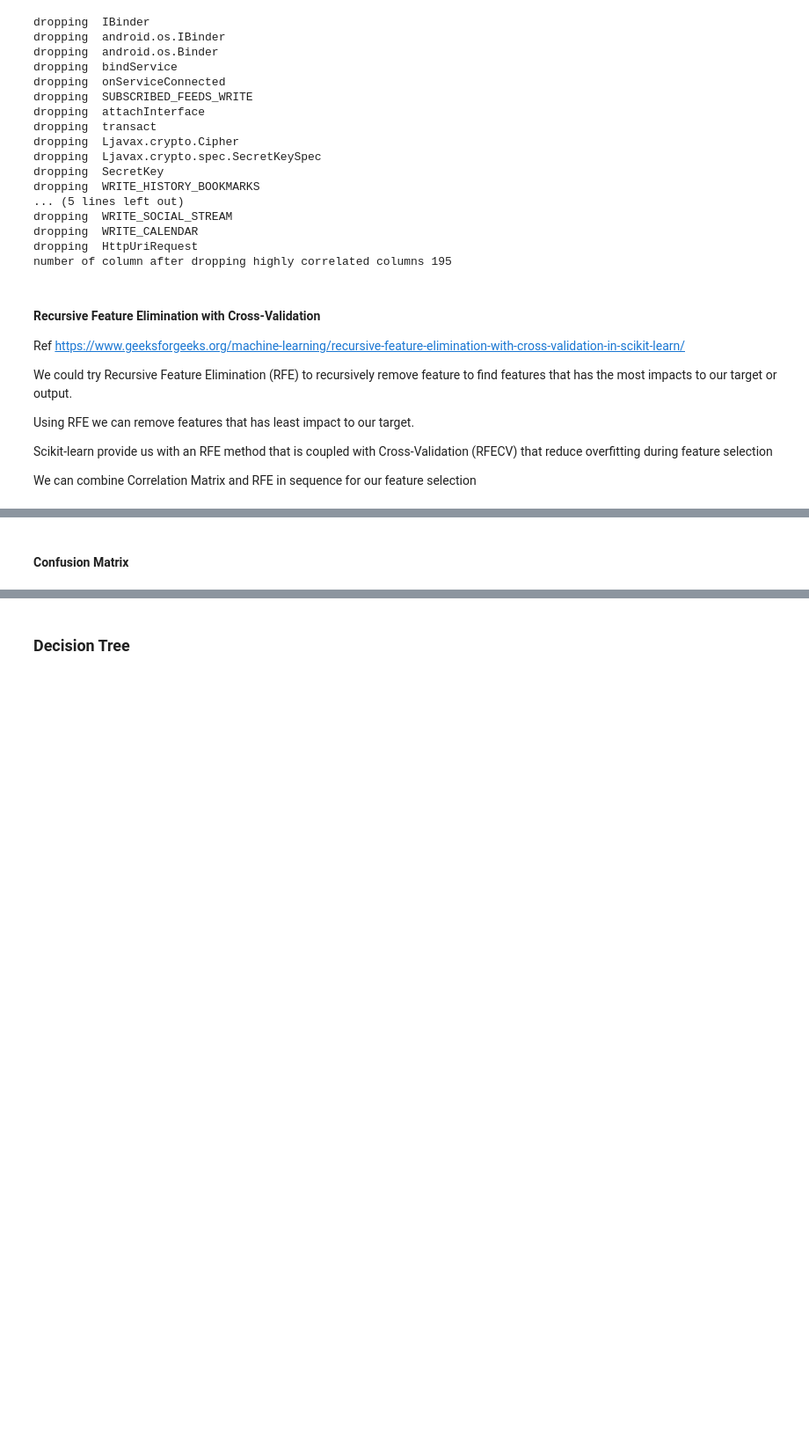
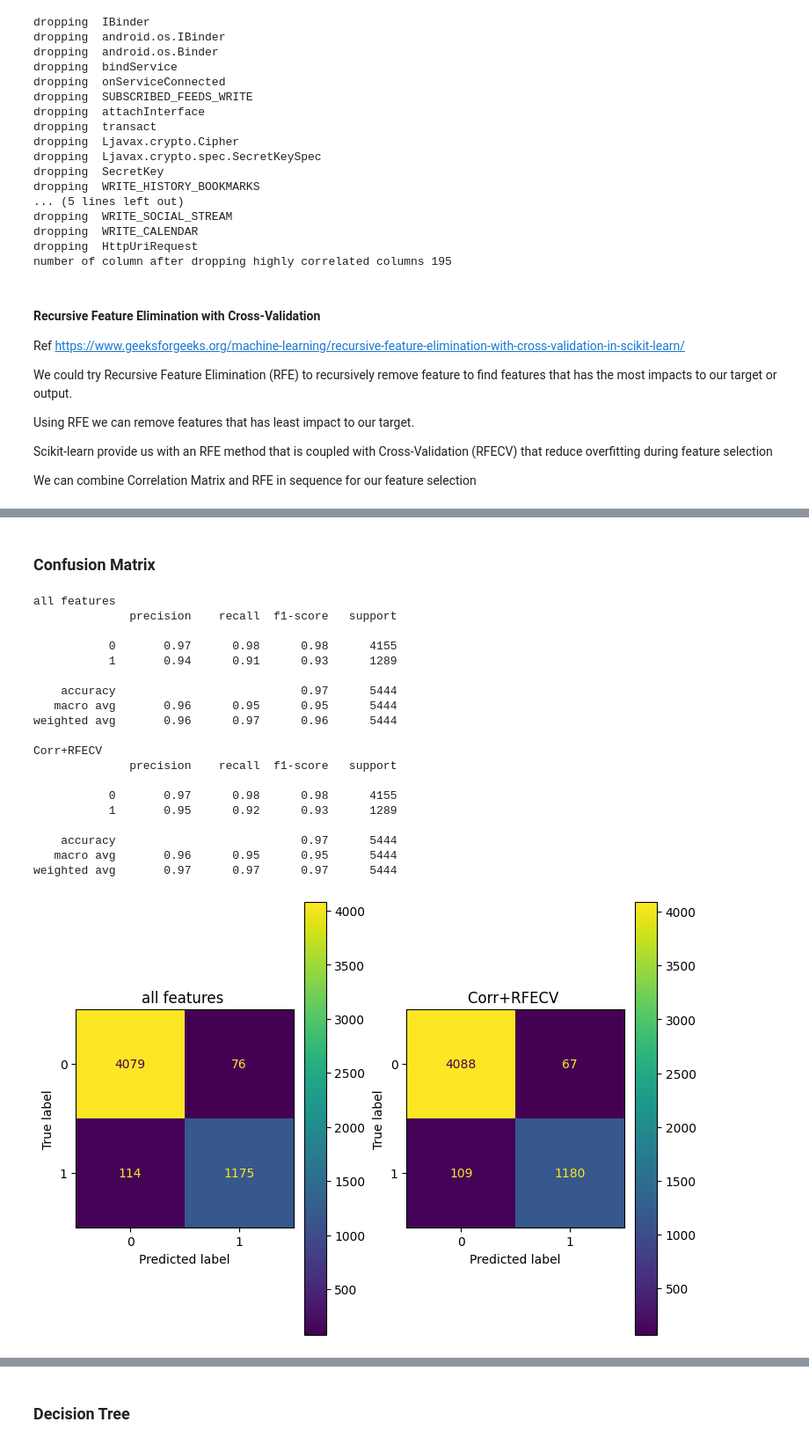
Before and after one commit to raymondsamalo/25S1-C-NYP-ITI111-Applied-Machine-Learning, a Jupyter notebook: AndroidMalwareRaymondSamalo.ipynb, the cells around one changed output, grey strips where cells are left out. Shown at 88% size. Drawn from its saved outputs; the diff is of its cells as text; code cells hidden in the pictures; blank space fills up the shorter version.

Commit message:
rfecv-cor

```diff
--- a/AndroidMalwareRaymondSamalo.ipynb
+++ b/AndroidMalwareRaymondSamalo.ipynb
@@ -492,20 +492,26 @@ We can combine Correlation Matrix and RFE in sequence for our feature selection
 from sklearn.feature_selection import RFECV
 from sklearn.linear_model import LogisticRegression
 
-def selectFeaturesUsingRFECV(train_X,train_y,estimator, cv):
+def selectFeaturesUsingRFECV(train_X,train_y):
     try:
-        selector = RFECV(estimator, cv=cv)
+        selector = RFECV(LogisticRegression(solver='liblinear', random_state=42), cv=5)
         selector.fit_transform(train_X, train_y)
         selected_columns = train_X.columns[selector.get_support()]
         return set(selected_columns)
     except ValueError as e:
         print(e)
         return None
-estimator = LogisticRegression(solver='liblinear', random_state=42)
-selected_columns = selectFeaturesUsingRFECV(train_X=X_train_cfs,train_y=y_train, estimator=estimator,cv=5)
-all_columns = set(X_train_cfs.columns)
-drop_columns = all_columns-selected_columns
-print(f"RFECV number of features {len(selected_columns)}")
-X_train_fs = X_train_cfs.copy()
-X_train_fs.drop(columns=drop_columns, axis=1, inplace=True)
+def  RFECV_X_Train(train_X,train_y):
+    selected_columns = selectFeaturesUsingRFECV(train_X,train_y)
+    all_columns = set(train_X.columns)
+    drop_columns = all_columns-selected_columns
+    train_X_fs = train_X.copy()
+    train_X_fs.drop(columns=drop_columns, axis=1, inplace=True)
+    return train_X_fs
+
+X_train_rfecv_only = RFECV_X_Train(X_train, y_train)
+X_train_fs = RFECV_X_Train(X_train_cfs, y_train)
+
+print(f"RFECV without Correlation Matrix filtering choose {X_train_rfecv_only.shape[1]} features")
+print(f"RFECV after Correlation Matrix filtering choose {X_train_fs.shape[1]} features")
 # %% [output]
@@ -565,22 +582,40 @@ print(X_train_selected.columns)
 # %% [markdown]
-#### Confusion Matrix
+### Confusion Matrix
 # %%
 from sklearn.model_selection import cross_val_predict
 from sklearn.metrics import ConfusionMatrixDisplay
 from sklearn.metrics import classification_report
 
-def display_confusion_matrix(train, pred, title):
+fig = plt.figure(figsize=(10, 5),layout='constrained')
+
+def display_confusion_matrix(ax, the_lr_clf, train_X, train_y, title):
     print(title)
-    disp=ConfusionMatrixDisplay.from_predictions(train, pred,display_labels=lr_clf.classes_)
+    pred = cross_val_predict(the_lr_clf, train_X, train_y, cv=5)
+    disp=ConfusionMatrixDisplay.from_predictions(train_y, pred,display_labels=the_lr_clf.classes_, ax=ax)
     disp.ax_.set_title(title)
-    print(classification_report(train, pred))
+    print(classification_report(train_y, pred))
 
-y_train_pred_rfecv = cross_val_predict(lr_clf_rfecv, X_train_rfecv, y_train, cv=5)
-y_train_pred_sel = cross_val_predict(lr_clf_sel, X_train_selected, y_train, cv=5)
-y_train_pred_max = cross_val_predict(lr_clf_max, X_train_max, y_train, cv=5)
-
-display_confusion_matrix(y_train_pred_max, y_train, "all features ")
-display_confusion_matrix(y_train_pred_sel, y_train, f"variance threshold {no_of_features} features")
-display_confusion_matrix(y_train_pred_rfecv, y_train, "rfecv features")
-plt.show()
+display_confusion_matrix(fig.add_subplot(1,3,1), lr_clf_original, X_train, y_train, "all features ")
+display_confusion_matrix(fig.add_subplot(1,3,2), lr_clf_fs, X_train_fs, y_train, "Corr+RFECV ")
+# %% [output]
+all features
+              precision    recall  f1-score   support
+
+           0       0.97      0.98      0.98      4155
+           1       0.94      0.91      0.93      1289
+
+    accuracy                           0.97      5444
+   macro avg       0.96      0.95      0.95      5444
+weighted avg       0.96      0.97      0.96      5444
+
+Corr+RFECV
+              precision    recall  f1-score   support
+
+           0       0.97      0.98      0.98      4155
+           1       0.95      0.92      0.93      1289
+
+    accuracy                           0.97      5444
+   macro avg       0.96      0.95      0.95      5444
+weighted avg       0.97      0.97      0.97      5444
+[figure, added]
 # %% [markdown]
```
Also changed, not shown: parts of 14 cells of this notebook.
